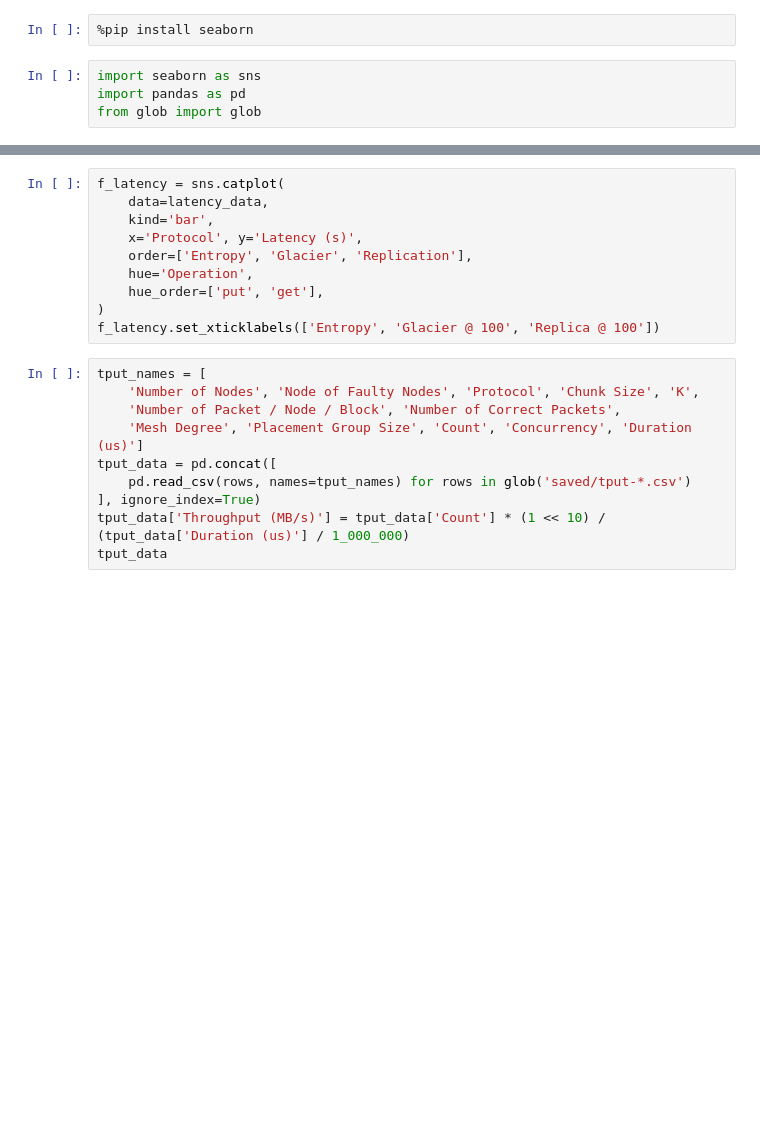
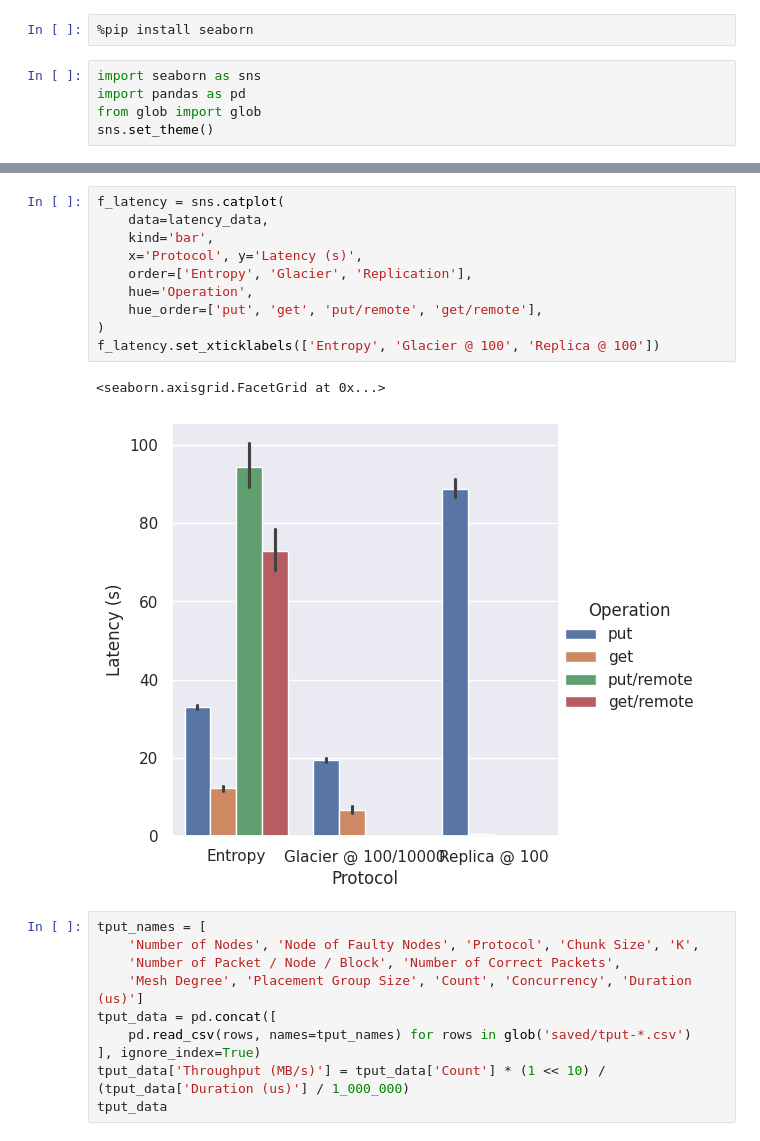
Before and after one commit to sgdxbc/entropy-app, a Jupyter notebook: data/plot.ipynb, the cells around one changed output, grey strips where cells are left out. Drawn from its saved outputs; the diff is of its cells as text; blank space fills up the shorter version.

```diff
--- a/data/plot.ipynb
+++ b/data/plot.ipynb
@@ -4,6 +4,7 @@
 import seaborn as sns
 import pandas as pd
 from glob import glob
+sns.set_theme()
 # %%
 latency_names = [
     'Number of Nodes', 'Node of Faulty Nodes', 'Protocol', 'Chunk Size', 'K',
@@ -17,13 +32,16 @@ latency_data
 # %%
 f_latency = sns.catplot(
     data=latency_data,
     kind='bar',
     x='Protocol', y='Latency (s)',
     order=['Entropy', 'Glacier', 'Replication'],
     hue='Operation',
-    hue_order=['put', 'get'],
+    hue_order=['put', 'get', 'put/remote', 'get/remote'],
 )
 f_latency.set_xticklabels(['Entropy', 'Glacier @ 100', 'Replica @ 100'])
+# %% [output]
+<seaborn.axisgrid.FacetGrid at 0x...>
+[figure, added]
 # %%
 tput_names = [
     'Number of Nodes', 'Node of Faulty Nodes', 'Protocol', 'Chunk Size', 'K',
```
Also changed, not shown: parts of 1 cell of this notebook, 19 other files.
